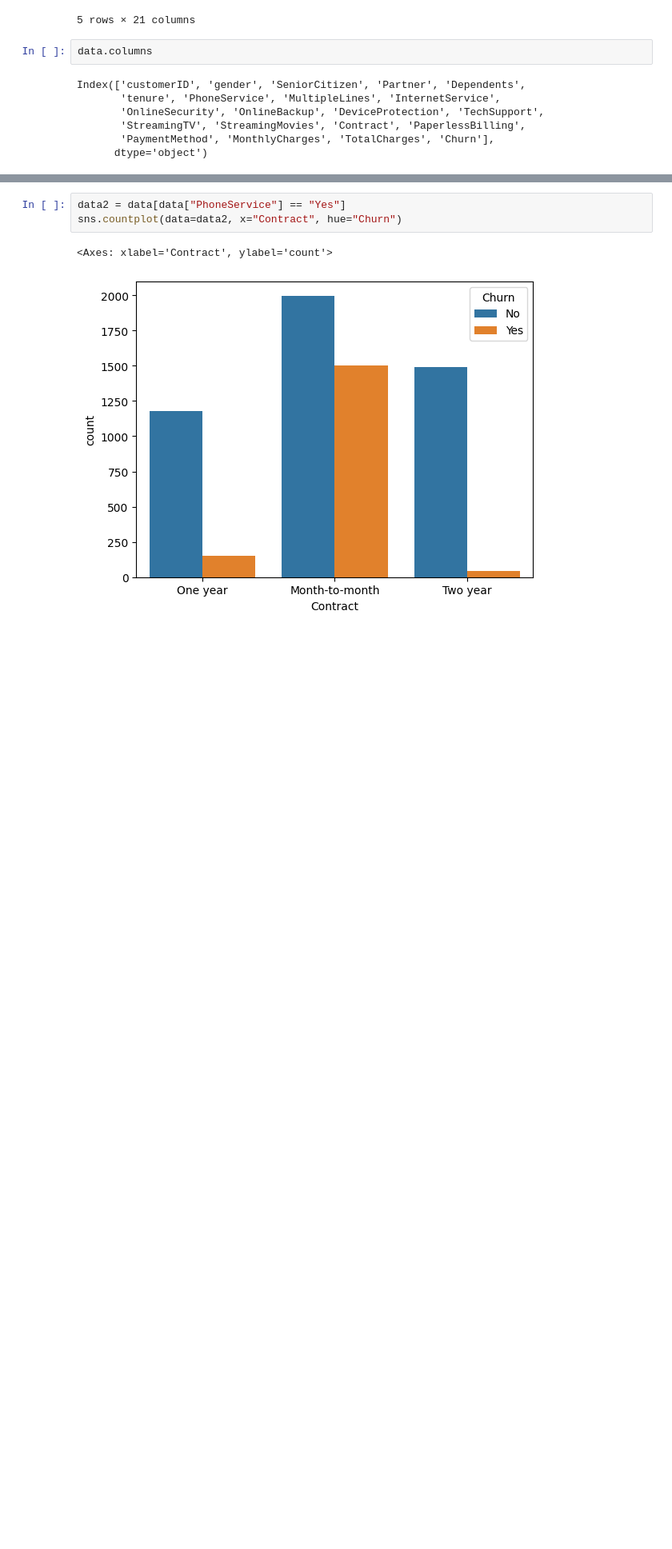
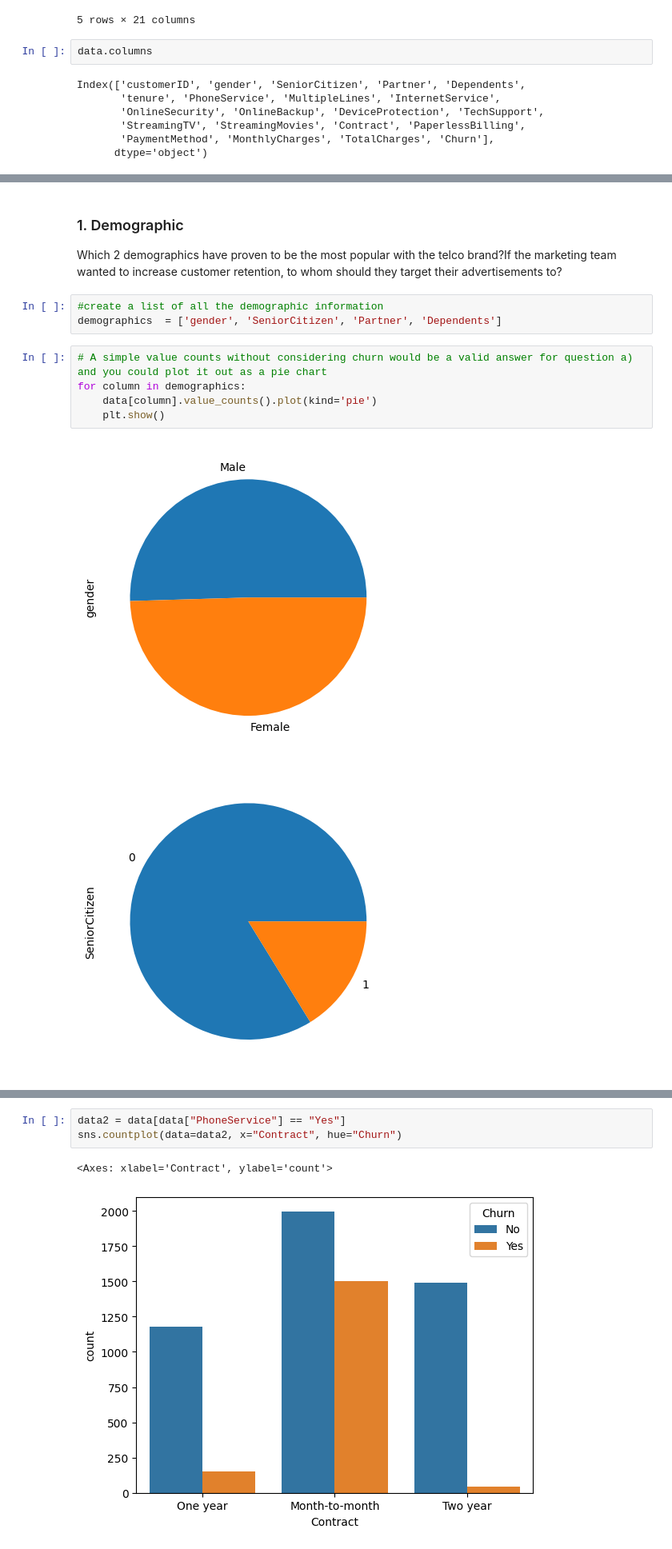
Before and after one commit to Joy879/ADS-Assignment-4, a Jupyter notebook: Assigment4.ipynb, the cells around one changed output, grey strips where cells are left out. Shown at 80% size. Drawn from its saved outputs; the diff is of its cells as text; blank space fills up the shorter version.

```diff
--- a/Assigment4.ipynb
+++ b/Assigment4.ipynb
@@ -37,0 +31,17 @@ for column in demographics:
+# %% [markdown]
+### 1. Demographic
+
+
+Which 2 demographics have proven to be the most popular with the telco brand?If the marketing team wanted to increase customer retention, to whom should
+they target their advertisements to?
+# %%
+#create a list of all the demographic information
+demographics  = ['gender', 'SeniorCitizen', 'Partner', 'Dependents']
+# %%
+# A simple value counts without considering churn would be a valid answer for question a) and you could plot it out as a pie chart
+for column in demographics:
+    data[column].value_counts().plot(kind='pie')
+    plt.show()
+# %% [output]
+[figure, added]
+[figure, added]
```
Also changed, not shown: parts of 25 cells of this notebook.
